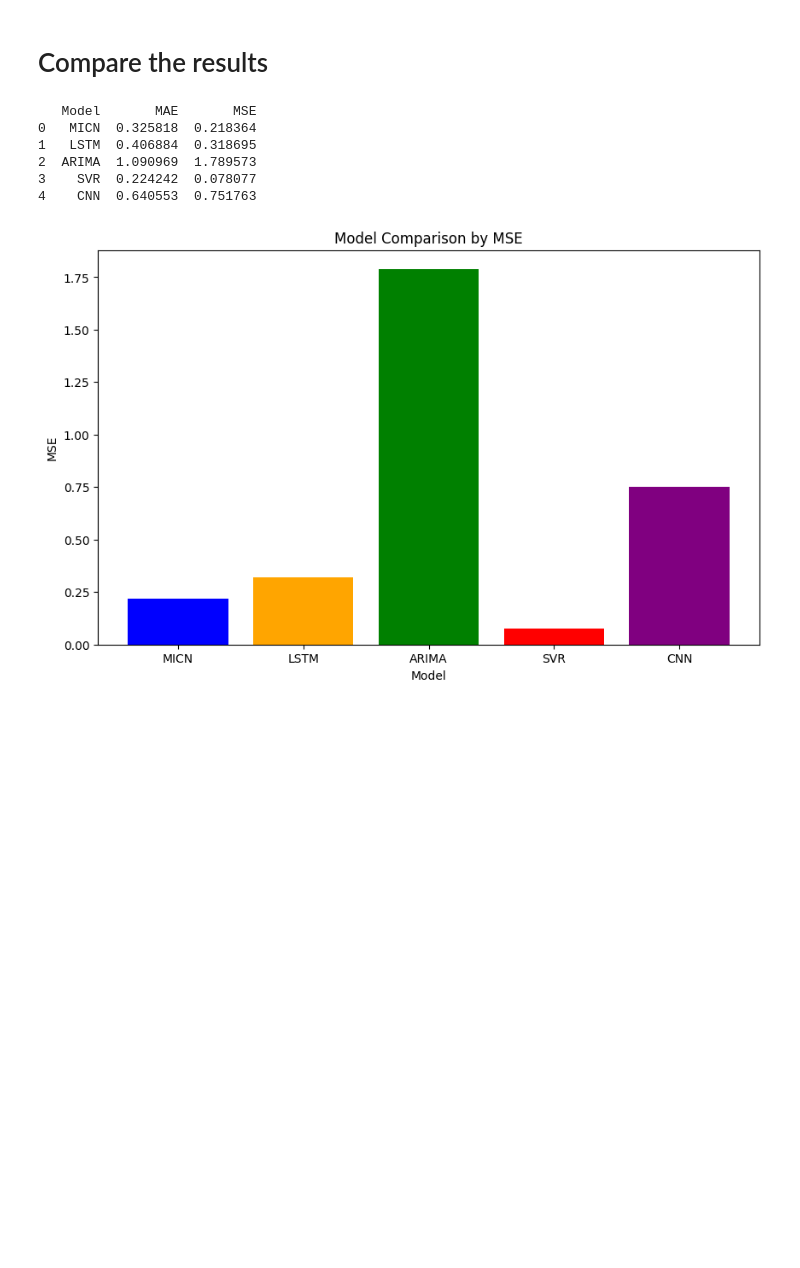
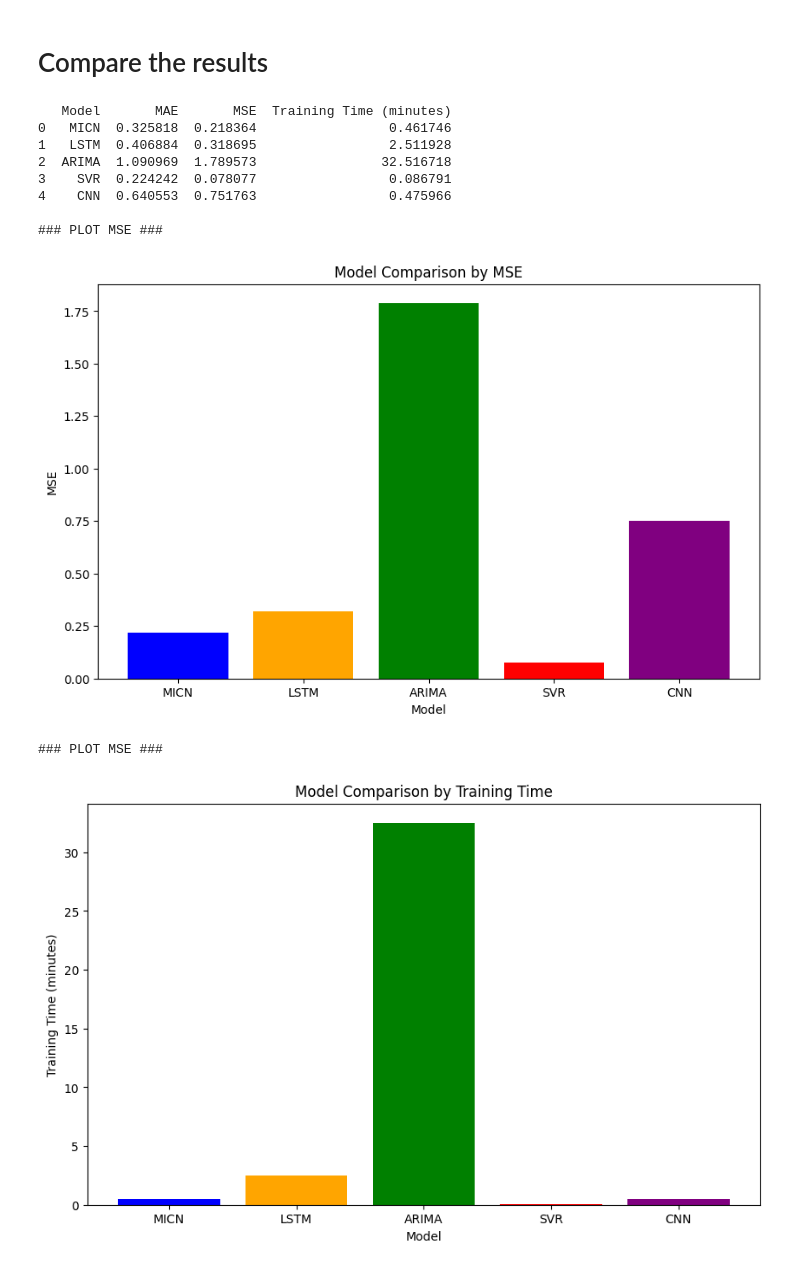
Before and after one commit to StefanoRucci/MICN_NN2324, a Jupyter notebook: MICN_RucciStefano_1794004.ipynb, the cells around one changed output. Saved outputs shown, nothing was run; the diff lists cells and outputs as text; code cells hidden in the pictures; blank space fills up the shorter version.

```diff
--- a/MICN_RucciStefano_1794004.ipynb
+++ b/MICN_RucciStefano_1794004.ipynb
@@ -958,7 +982,6 @@ import time
 def evaluate_arima(train, test, order):
     history = [x for x in train]
     predictions = list()
-    start_time = time.time()  # Start the timer
     for t in range(len(test)):
         model = ARIMA(history, order=order)
         model_fit = model.fit()
@@ -972,8 +995,6 @@ def evaluate_arima(train, test, order):
             elapsed_time = (time.time() - start_time) / 60  # Convert to minutes
             print(f'Iteration {t}/{len(test)}, Elapsed time: {elapsed_time:.2f} minutes')
 
-    total_time = (time.time() - start_time) / 60  # Convert to minutes
-    print(f"Total time for ARIMA evaluation: {total_time:.2f} minutes")
     return predictions
 
 # Further reduce the size of the dataset
@@ -987,9 +1008,12 @@ train, test = train_subset.flatten(), test_subset.flatten()
 order = (0, 1, 0)  # Simplified model
 
 # Evaluate the ARIMA model
+start_time = time.time()  # Start the timer
 with warnings.catch_warnings():
     warnings.filterwarnings("ignore")
     predictions = evaluate_arima(train, test, order)
+total_time_arima = (time.time() - start_time) / 60  # Convert to minutes
+print(f"Total time for ARIMA evaluation: {total_time_arima:.2f} minutes")
 
 # Evaluate the metrics
 mae_arima = mean_absolute_error(test, predictions)
@@ -1053,6 +1077,9 @@ def evaluate_svr(X_train, y_train, X_test, y_test):
     return mae, mse
 
 # Evaluate SVR
+start_time_svr = time.time()  # Start the timer
 mae_svr, mse_svr = evaluate_svr(X_train_flat, y_train_avg, X_test_flat, y_test_avg)
+total_time_svr = (time.time() - start_time_svr) / 60  # in minutes
+print(f"Total training time for SVR: {total_time_svr:.2f} minutes")
 print(f"SVR MAE: {mae_svr}, MSE: {mse_svr}")
 # %% [output]
@@ -1095,6 +1123,7 @@ class LSTMModel(nn.Module):
 
 # Function to train the LSTM model
 def train_lstm(model, train_loader, criterion, optimizer, num_epochs=20):
+
     for epoch in range(num_epochs):
         model.train()
         for X_batch, y_batch in train_loader:
@@ -1123,7 +1152,10 @@ train_dataset = torch.utils.data.TensorDataset(torch.tensor(train_data[0], dtype
 train_loader = torch.utils.data.DataLoader(dataset=train_dataset, batch_size=32, shuffle=True)
 
 # Train the LSTM model
+start_time = time.time()  # Start the timer
 train_lstm(model, train_loader, criterion, optimizer, num_epochs=20)
+total_time_lstm = (time.time() - start_time) / 60  # in minutes
+print(f"Total time for LSTM training: {total_time_lstm:.2f} minutes")
 
 # Evaluate the LSTM model
 model.eval()
@@ -1215,7 +1247,10 @@ def train_cnn(model, train_loader, criterion, optimizer, num_epochs=20):
         print(f'Epoch [{epoch+1}/{num_epochs}], Loss: {loss.item():.4f}')
 
 # Train the CNN model
+start_time = time.time()  # Start the timer
 train_cnn(model, train_loader, criterion, optimizer, num_epochs=20)
+total_time_cnn = (time.time() - start_time) / 60  # in minutes
+print(f"Total time for CNN training: {total_time_cnn:.2f} minutes")
 
 # Evaluate the CNN model
 model.eval()
@@ -1259,30 +1294,42 @@ CNN MAE: 0.6405528611260971, MSE: 0.7517627309717801
 # %%
 # Storing the results in a dictionary
 results = {
     'Model': ['MICN', 'LSTM', 'ARIMA', 'SVR', 'CNN'],
     'MAE': [mae_micn, mae_lstm, mae_arima, mae_svr, mae_cnn],
-    'MSE': [mse_micn, mse_lstm, mse_arima, mse_svr, mse_cnn]
+    'MSE': [mse_micn, mse_lstm, mse_arima, mse_svr, mse_cnn],
+    'Training Time (minutes)': [total_time_micn, total_time_lstm, total_time_arima, total_time_svr, total_time_cnn]
 }
 
 # Creating a DataFrame from the results
-import pandas as pd
 df_results = pd.DataFrame(results)
 print(df_results)
 
-# Creating a bar chart to visualize MSE comparison
-import matplotlib.pyplot as plt
-
+# Plot 1: Bar chart to visualize MSE comparison
+print("\n### PLOT MSE ###")
 plt.figure(figsize=(10, 6))
-plt.bar(results['Model'], results['MSE'], color=['blue', 'orange', 'green', 'red', 'purple', 'brown'])
+plt.bar(df_results['Model'], df_results['MSE'], color=['blue', 'orange', 'green', 'red', 'purple'])
 plt.xlabel('Model')
 plt.ylabel('MSE')
 plt.title('Model Comparison by MSE')
 plt.show()
+
+# Plot 2: Bar chart to visualize Training Time comparison
+print("\n### PLOT MSE ###")
+plt.figure(figsize=(10, 6))
+plt.bar(df_results['Model'], df_results['Training Time (minutes)'], color=['blue', 'orange', 'green', 'red', 'purple'])
+plt.xlabel('Model')
+plt.ylabel('Training Time (minutes)')
+plt.title('Model Comparison by Training Time')
+plt.show()
 # %% [output]
-   Model       MAE       MSE
-0   MICN  0.325818  0.218364
-1   LSTM  0.406884  0.318695
-2  ARIMA  1.090969  1.789573
-3    SVR  0.224242  0.078077
-4    CNN  0.640553  0.751763
+   Model       MAE       MSE  Training Time (minutes)
+0   MICN  0.325818  0.218364                 0.461746
+1   LSTM  0.406884  0.318695                 2.511928
+2  ARIMA  1.090969  1.789573                32.516718
+3    SVR  0.224242  0.078077                 0.086791
+4    CNN  0.640553  0.751763                 0.475966
+
+### PLOT MSE ###
 [figure]
+### PLOT MSE ###
+[figure, added]
```
Also changed, not shown: parts of 10 cells of this notebook.
